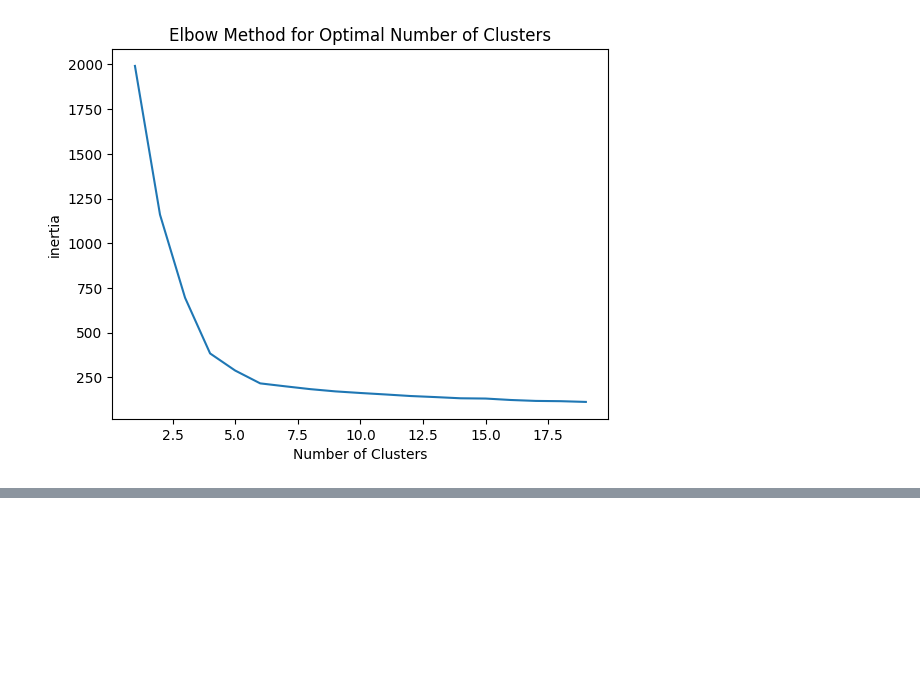
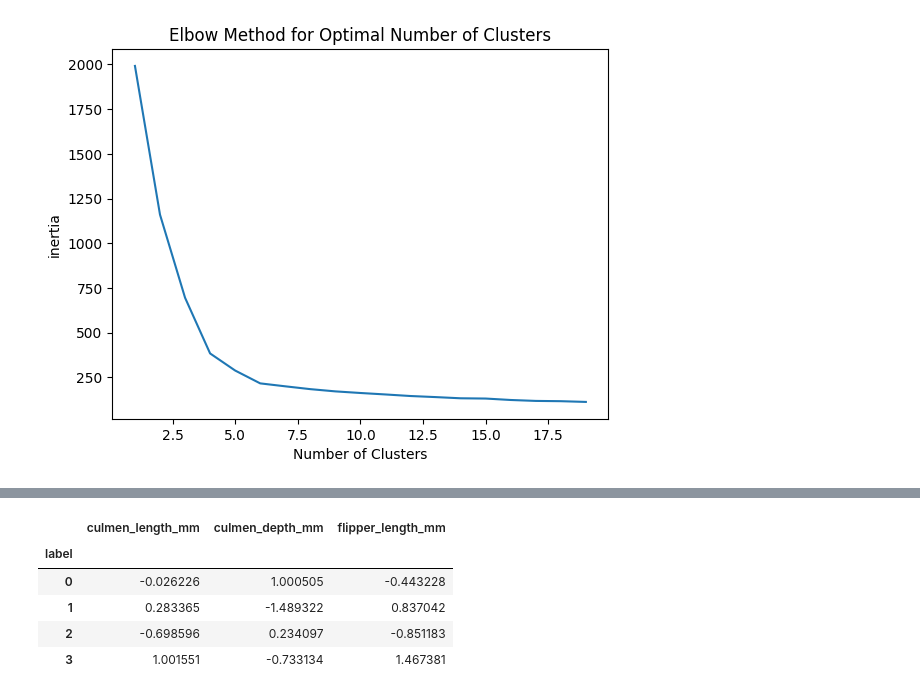
Before and after one commit to Mnr04/Data_Bootcamps_Projects, a Jupyter notebook: Clustering_Antartic_Penguin.ipynb, the cells around one changed output, grey strips where cells are left out. Drawn from its saved outputs; the diff is of its cells as text; code cells hidden in the pictures; blank space fills up the shorter version.

```diff
--- a/Clustering_Antartic_Penguin.ipynb
+++ b/Clustering_Antartic_Penguin.ipynb
@@ -188,0 +254,12 @@ plt.show()
+# %%
+# create final `stat_penguins` DataFrame
+numeric_columns = ['culmen_length_mm', 'culmen_depth_mm', 'flipper_length_mm','label']
+stat_penguins = penguins_df[numeric_columns].groupby('label').mean()
+stat_penguins
+# %% [output]
+|  | culmen_length_mm | culmen_depth_mm | flipper_length_mm |
+| label |  |  |  |
+| 0 | -0.026226 | 1.000505 | -0.443228 |
+| 1 | 0.283365 | -1.489322 | 0.837042 |
+| 2 | -0.698596 | 0.234097 | -0.851183 |
+| 3 | 1.001551 | -0.733134 | 1.467381 |
```
Also changed, not shown: parts of 27 cells of this notebook.
